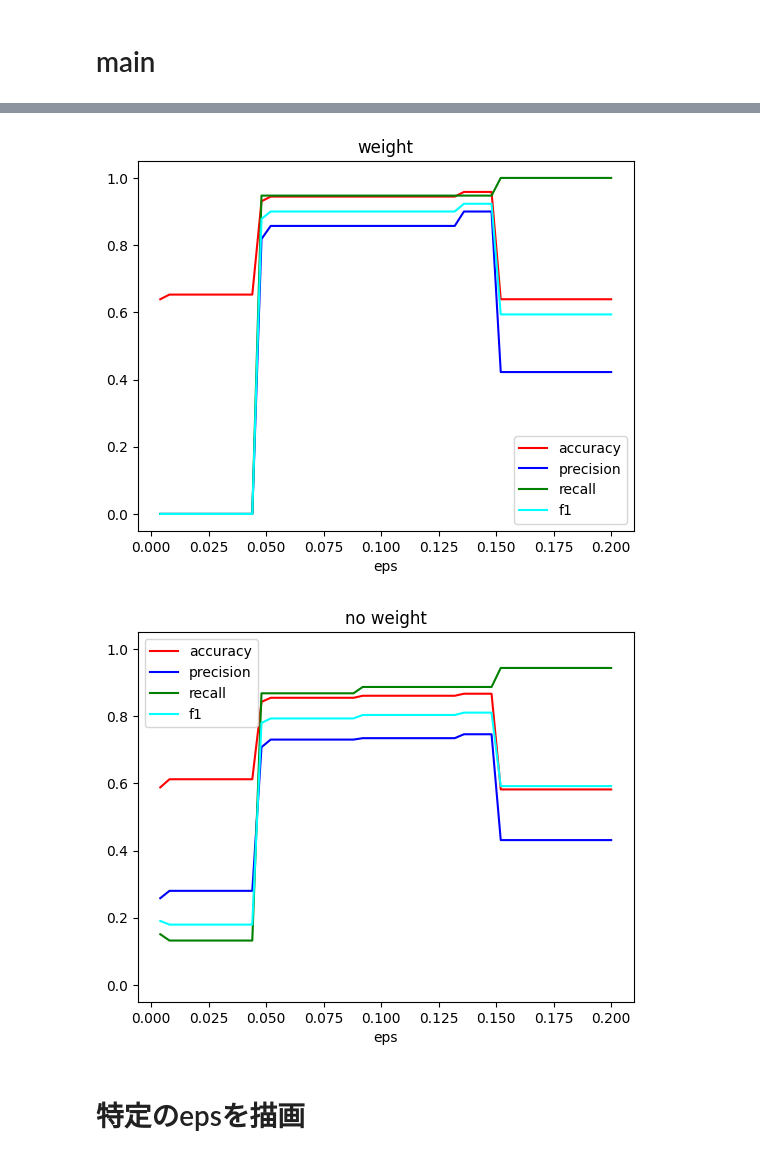
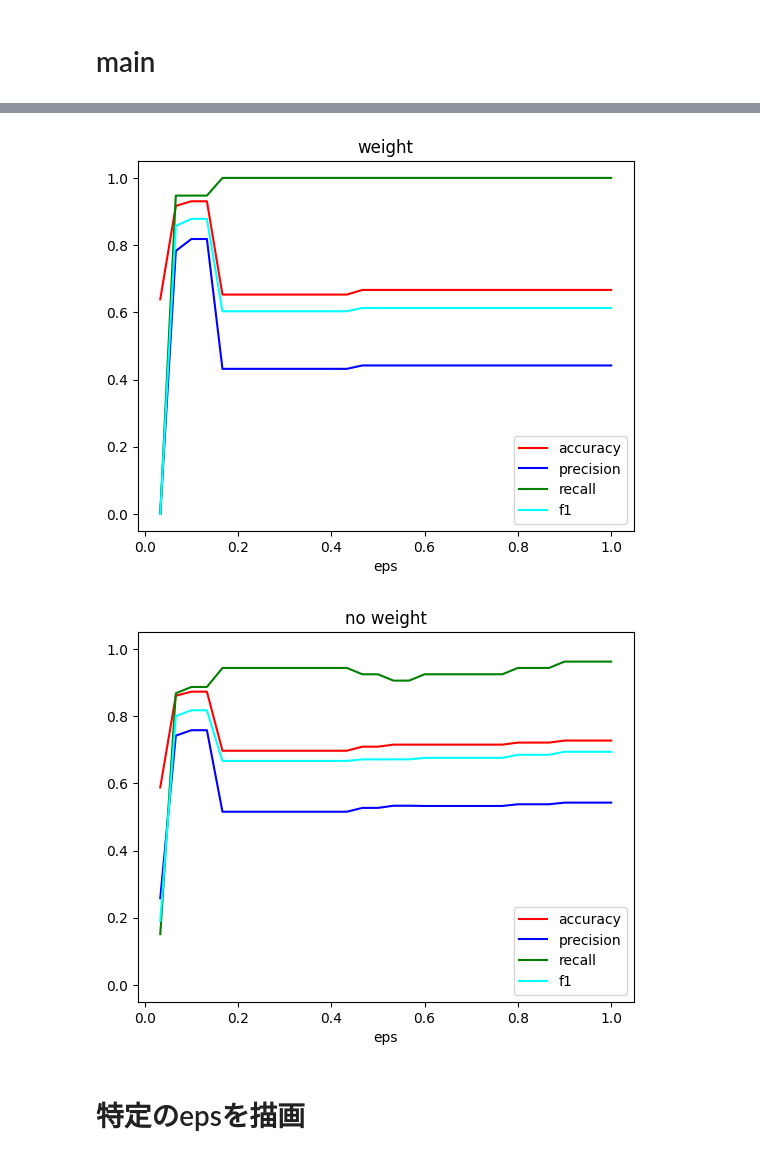
Before and after one commit to vdslab/watahal_proseka-score, a Jupyter notebook: score/clustering_DBSCAN.ipynb, the cells around one changed output, grey strips where cells are left out. Saved outputs shown, nothing was run; the diff lists cells and outputs as text; code cells hidden in the pictures.

```diff
--- a/score/clustering_DBSCAN.ipynb
+++ b/score/clustering_DBSCAN.ipynb
@@ -120,7 +120,7 @@ import csv
 import pprint
 import matplotlib.pyplot as plt
 
-notes_file_paths = glob.glob("./data/_json/feature_vector/test/*[[]cnt_move_flip2[]]*.json")
+notes_file_paths = glob.glob("./data/_json/feature_vector/test/*[[]cnt_move_flip2_continue_step[]]*.json")
 notes_file_paths = [f for f in notes_file_paths if "155" in f or "318" in f]
 pprint.pprint(notes_file_paths)
 data = []
@@ -143,8 +143,8 @@ for file_path in notes_file_paths:
     # get_kdist_plot(X=data, k=k)
 data = preprocessing.StandardScaler().fit_transform(np.array(data))
 # クラスタリング
-range_max = 0.2
-range_step = 50
+range_max = 1
+range_step = 30
 range_min = range_max/range_step
 step = range_max/range_step
 now = range_min
@@ -175,7 +175,7 @@ for eps in rng:
     silhouette = silhouette_score(data, clustering_result)
     silhouettes.append(silhouette)
 
-    accuracy, precision, recall, f1 = acc_est(clustering_result, False)
+    accuracy, precision, recall, f1 = acc_est(clustering_result, True)
     weight_scores.append([accuracy, precision, recall, f1])
 
     accuracy, precision, recall, f1 = est(clustering_result, True)
@@ -253,5 +253,5 @@ accuracy_max=0.8666666666666667
-[figure, old version]
+[figure, new version]
-[figure, old version]
+[figure, new version]
 # %% [markdown]
 # 特定のepsを描画
 # %%
```
Also changed, not shown: parts of 2 cells of this notebook, 1 other file.
